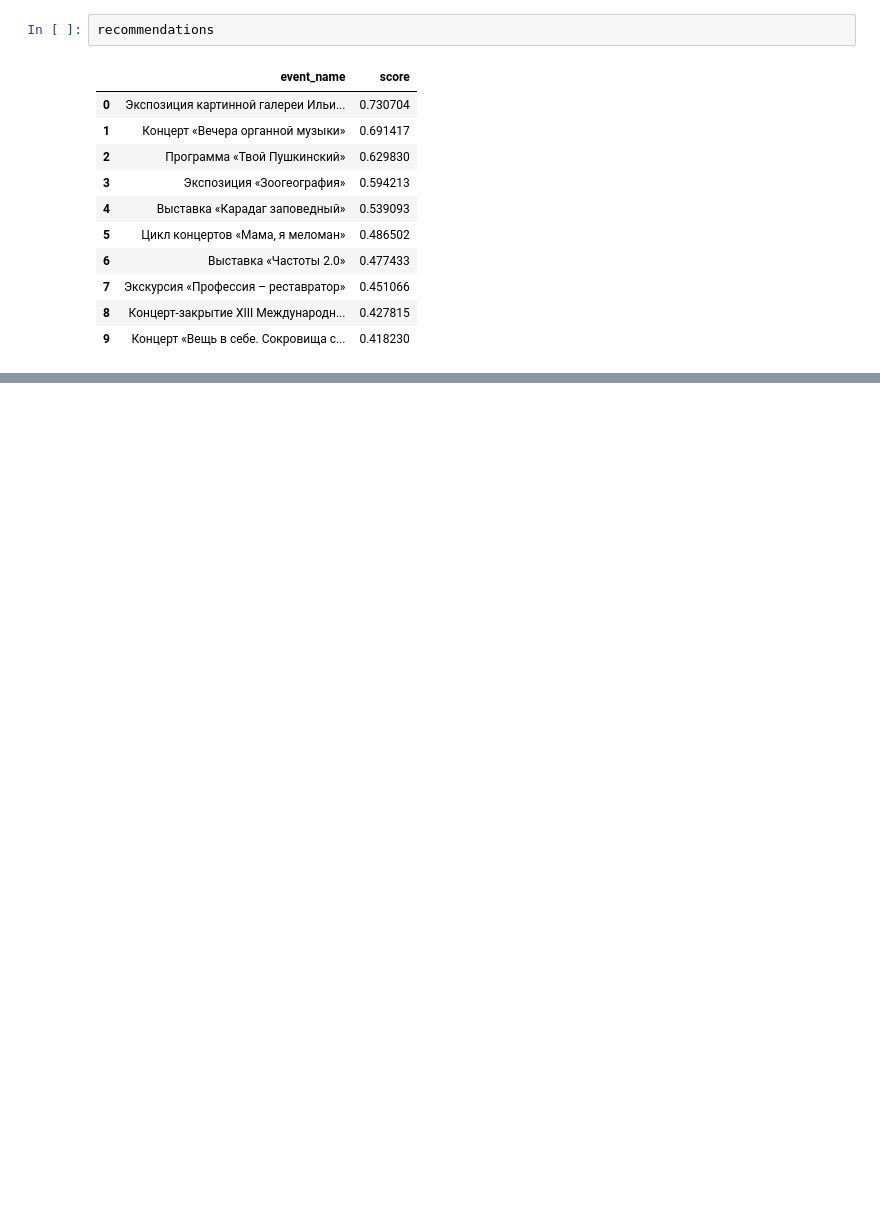
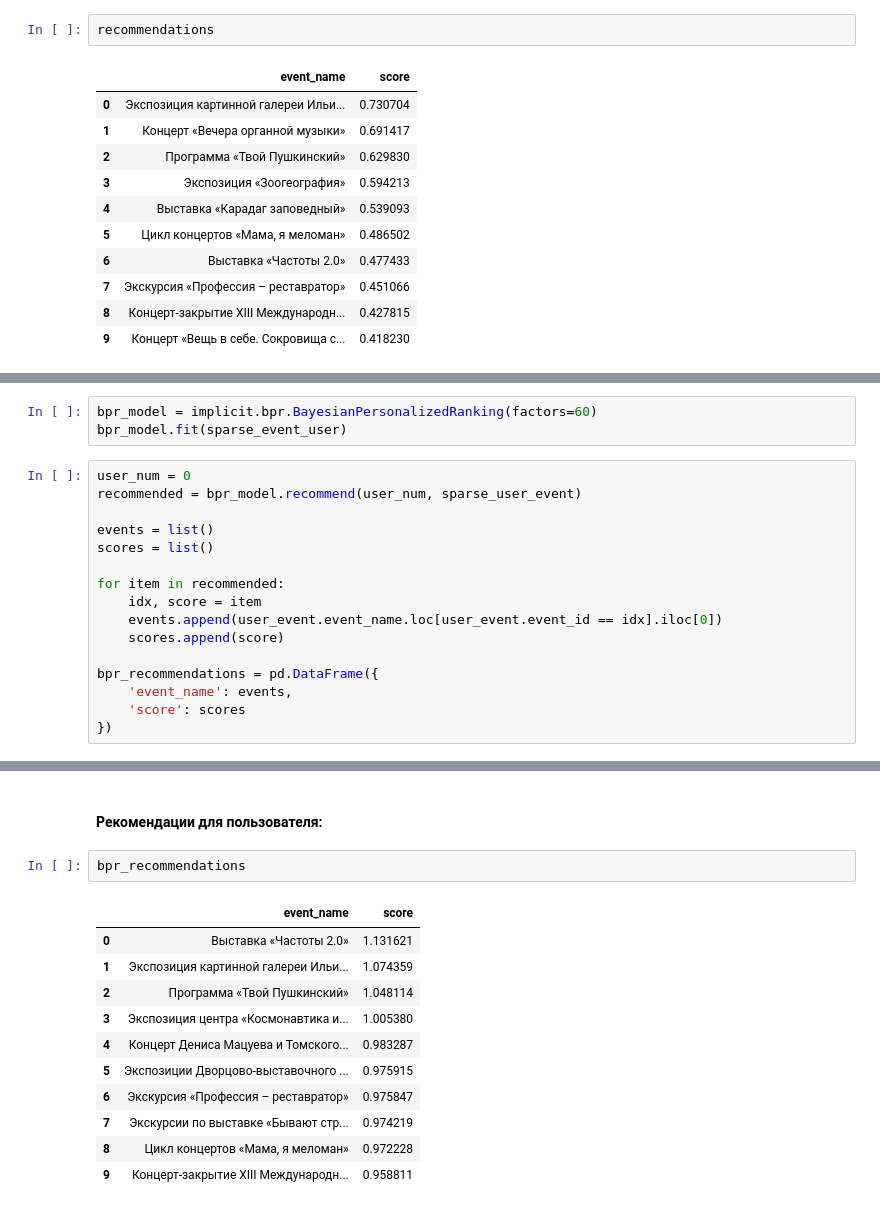
Before and after one commit to crazy-historian/pushkin_card_recommender_system, a Jupyter notebook: models/implicit_model.ipynb, the cells around one changed output, grey strips where cells are left out. Drawn from its saved outputs; the diff is of its cells as text; blank space fills up the shorter version.

Commit message:
added BPR model.

```diff
--- a/models/implicit_model.ipynb
+++ b/models/implicit_model.ipynb
@@ -183,0 +187,19 @@ recommendations
+# %%
+bpr_model = implicit.bpr.BayesianPersonalizedRanking(factors=60)
+bpr_model.fit(sparse_event_user)
+# %%
+user_num = 0
+recommended = bpr_model.recommend(user_num, sparse_user_event)
+
+events = list()
+scores = list()
+
+for item in recommended:
+    idx, score = item
+    events.append(user_event.event_name.loc[user_event.event_id == idx].iloc[0])
+    scores.append(score)
+
+bpr_recommendations = pd.DataFrame({
+    'event_name': events,
+    'score': scores
+})
@@ -183,0 +218,16 @@ recommendations
+# %% [markdown]
+#### Рекомендации для пользователя:
+# %%
+bpr_recommendations
+# %% [output]
+|  | event_name | score |
+| 0 | Выставка «Частоты 2.0» | 1.131621 |
+| 1 | Экспозиция картинной галереи Ильи... | 1.074359 |
+| 2 | Программа «Твой Пушкинский» | 1.048114 |
+| 3 | Экспозиция центра «Космонавтика и... | 1.005380 |
+| 4 | Концерт Дениса Мацуева и Томского... | 0.983287 |
+| 5 | Экспозиции Дворцово-выставочного ... | 0.975915 |
+| 6 | Экскурсия «Профессия – реставратор» | 0.975847 |
+| 7 | Экскурсии по выставке «Бывают стр... | 0.974219 |
+| 8 | Цикл концертов «Мама, я меломан» | 0.972228 |
+| 9 | Концерт-закрытие XIII Международн... | 0.958811 |
```
Also changed, not shown: parts of 6 cells of this notebook.
